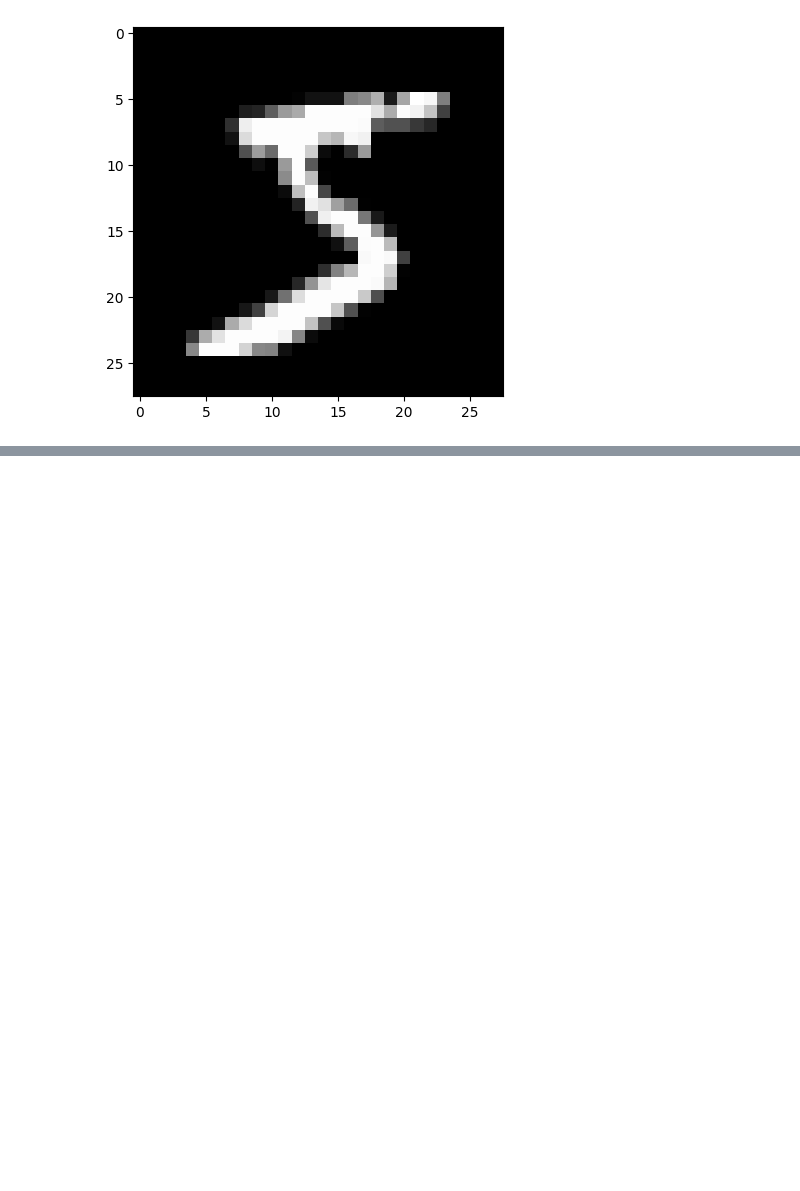
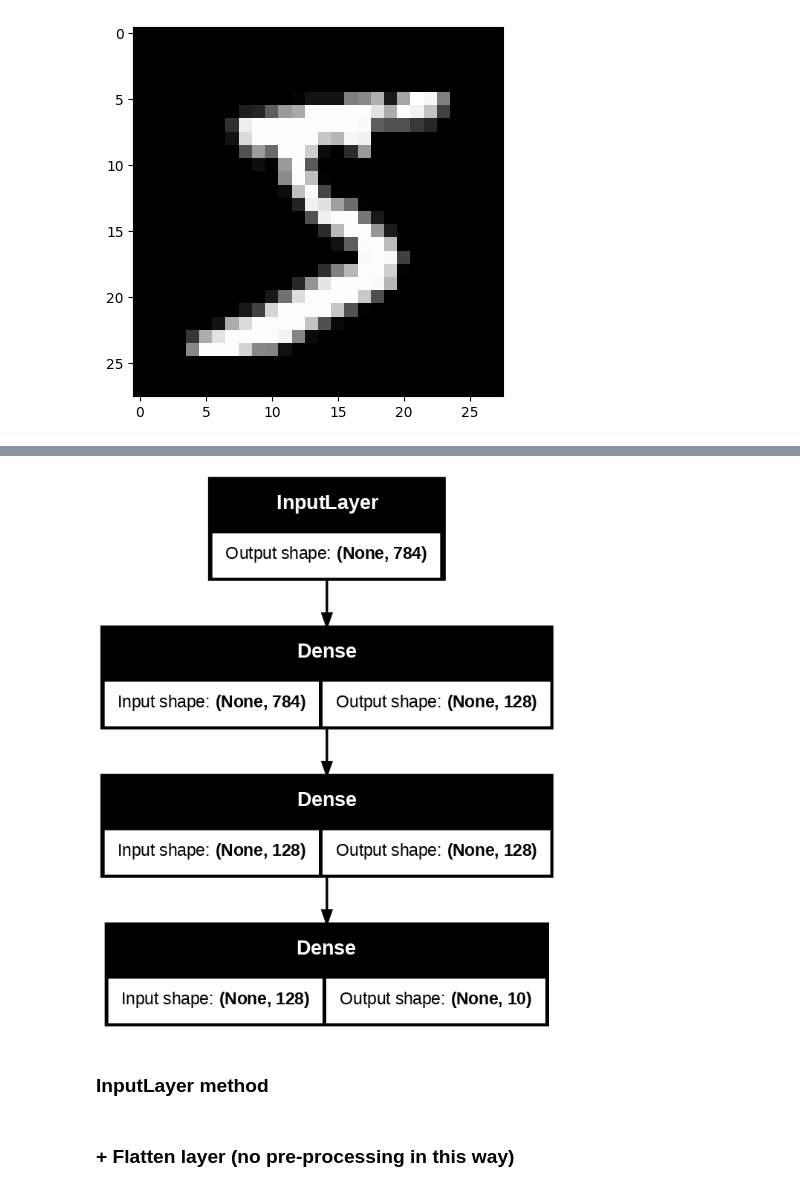
Before and after one commit to Propp007/Pythonic-AI-Book, a Jupyter notebook: Build_our_first_ANN_model.ipynb, the cells around one changed output, grey strips where cells are left out. Drawn from its saved outputs; the diff is of its cells as text; code cells hidden in the pictures; blank space fills up the shorter version.

```diff
--- a/Build_our_first_ANN_model.ipynb
+++ b/Build_our_first_ANN_model.ipynb
@@ -31,0 +61,5 @@ Actual value of the digit: 5
+# %%
+model =tf.keras.models.Sequential()
+model.add(tf.keras.layers.Dense(128, input_shape=((784, )), activation='relu'))
+model.add(tf.keras.layers.Dense(128, activation='relu'))
+model.add(tf.keras.layers.Dense(10))
@@ -31,0 +84,6 @@ Actual value of the digit: 5
+# %%
+tf.keras.utils.plot_model(model, to_file='model.png', dpi=120, show_shapes=True)
+# %% [output]
+[figure, added]
+# %% [markdown]
+### InputLayer method
@@ -31,0 +96,2 @@ Actual value of the digit: 5
+# %% [markdown]
+### + Flatten layer (no pre-processing in this way)
```
Also changed, not shown: parts of 26 cells of this notebook.
